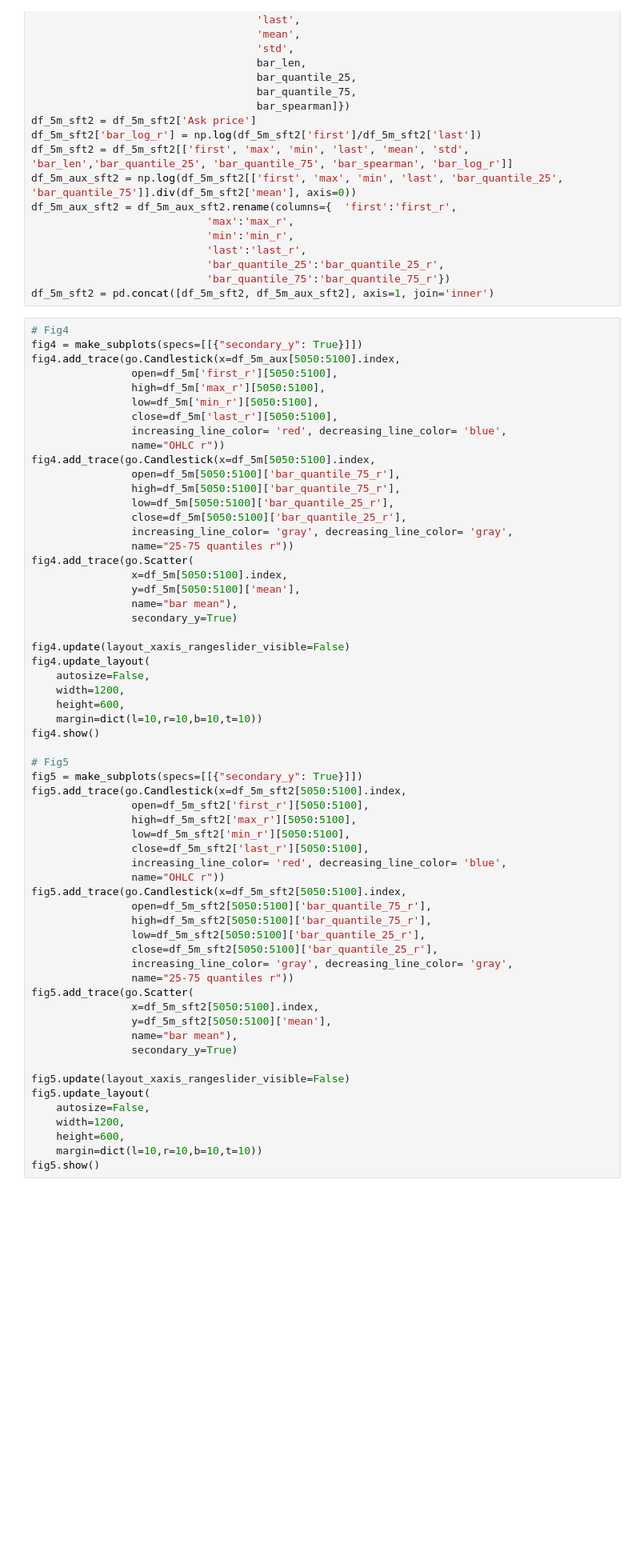
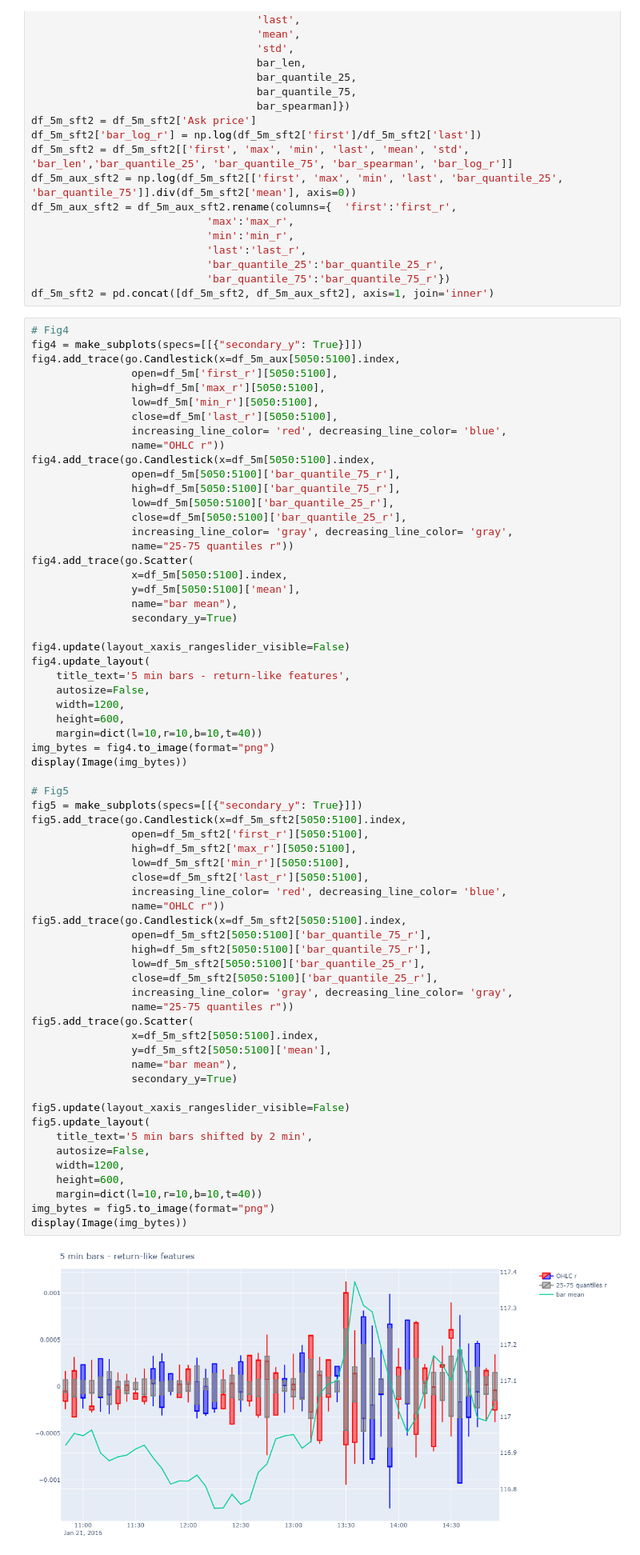
Before and after one commit to sinusgamma/bars_with_deep_learning, a Jupyter notebook: ts_bars.ipynb, the cells around one changed output. Shown at 80% size. Cells and saved outputs as stored; diff of their text form; blank space fills up the shorter version.

```diff
--- a/ts_bars.ipynb
+++ b/ts_bars.ipynb
@@ -356,38 +365,44 @@ fig4.add_trace(go.Scatter(
 
 fig4.update(layout_xaxis_rangeslider_visible=False)
 fig4.update_layout(
+    title_text='5 min bars - return-like features',
     autosize=False,
     width=1200,
     height=600,
-    margin=dict(l=10,r=10,b=10,t=10))
-fig4.show()
+    margin=dict(l=10,r=10,b=10,t=40))
+img_bytes = fig4.to_image(format="png")
+display(Image(img_bytes))
 
 # Fig5
 fig5 = make_subplots(specs=[[{"secondary_y": True}]])
 fig5.add_trace(go.Candlestick(x=df_5m_sft2[5050:5100].index,
                 open=df_5m_sft2['first_r'][5050:5100],
                 high=df_5m_sft2['max_r'][5050:5100],
                 low=df_5m_sft2['min_r'][5050:5100],
                 close=df_5m_sft2['last_r'][5050:5100],
                 increasing_line_color= 'red', decreasing_line_color= 'blue',
                 name="OHLC r"))
 fig5.add_trace(go.Candlestick(x=df_5m_sft2[5050:5100].index,
                 open=df_5m_sft2[5050:5100]['bar_quantile_75_r'],
                 high=df_5m_sft2[5050:5100]['bar_quantile_75_r'],
                 low=df_5m_sft2[5050:5100]['bar_quantile_25_r'],
                 close=df_5m_sft2[5050:5100]['bar_quantile_25_r'],
                 increasing_line_color= 'gray', decreasing_line_color= 'gray',
                 name="25-75 quantiles r"))
 fig5.add_trace(go.Scatter(
                 x=df_5m_sft2[5050:5100].index,
                 y=df_5m_sft2[5050:5100]['mean'],
                 name="bar mean"),
                 secondary_y=True)
 
 fig5.update(layout_xaxis_rangeslider_visible=False)
 fig5.update_layout(
+    title_text='5 min bars shifted by 2 min',
     autosize=False,
     width=1200,
     height=600,
-    margin=dict(l=10,r=10,b=10,t=10))
-fig5.show()
+    margin=dict(l=10,r=10,b=10,t=40))
+img_bytes = fig5.to_image(format="png")
+display(Image(img_bytes))
+# %% [output]
+[figure, added]
```
Also changed, not shown: parts of 5 cells of this notebook.
